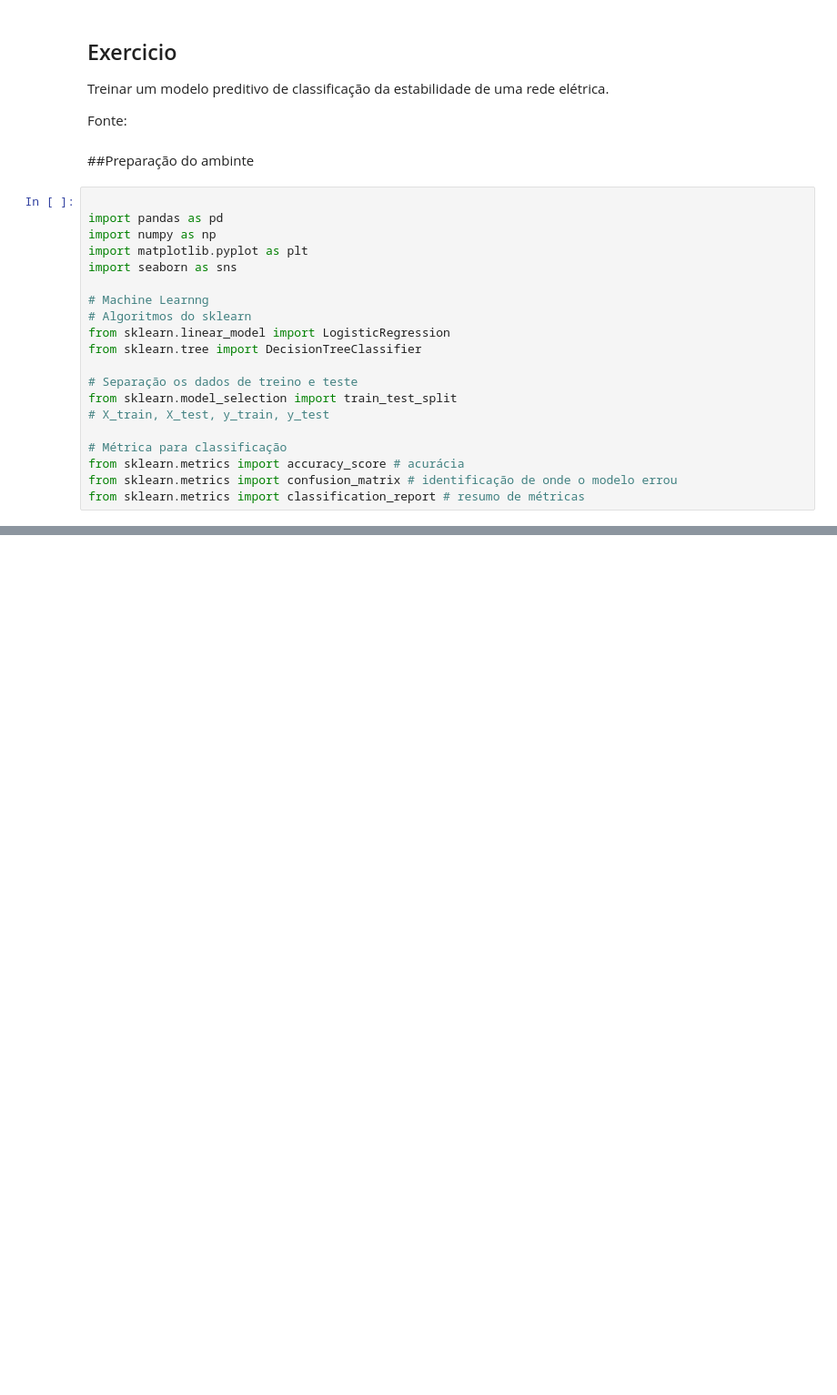
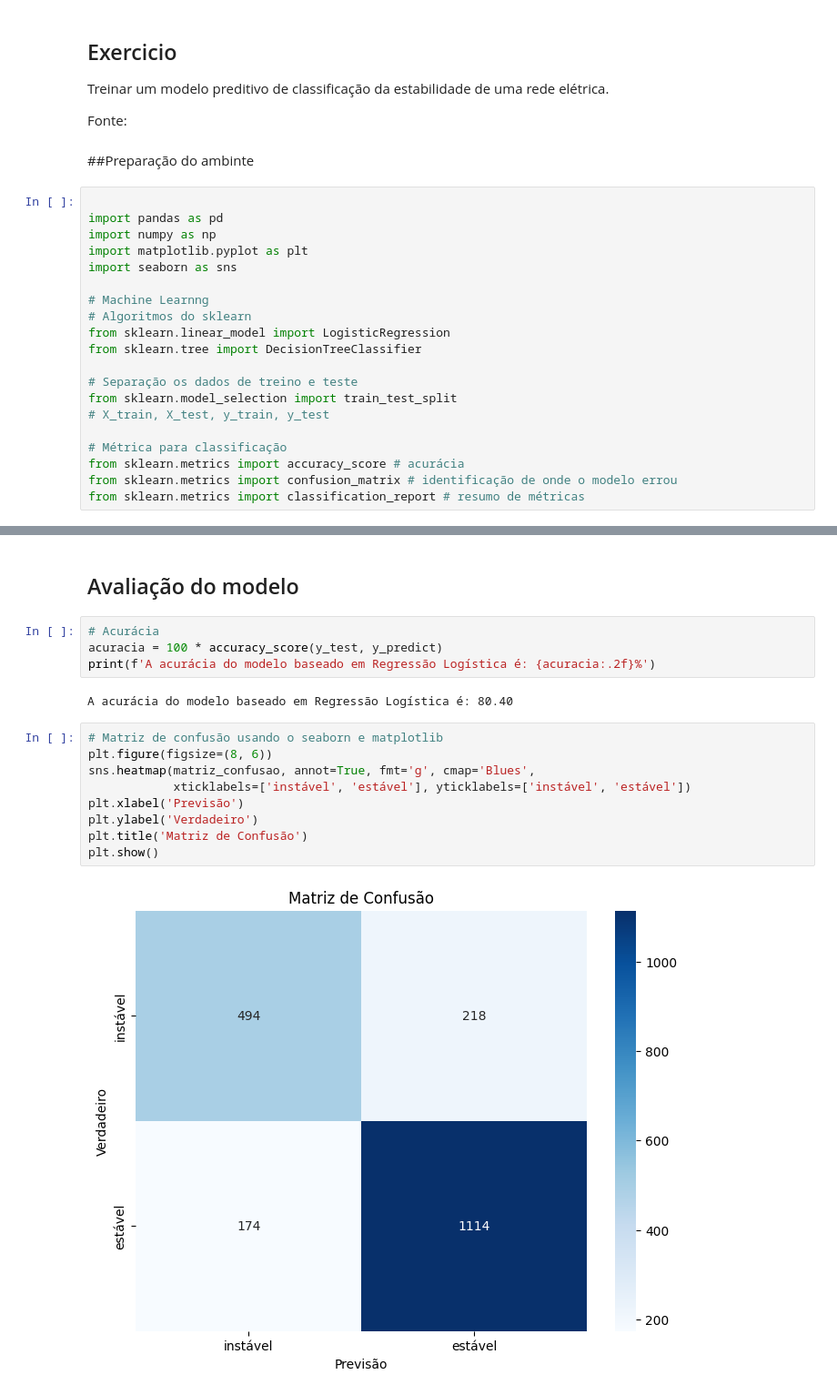
Before and after one commit to gustavolasantos-boop/SERS_10_09_ML_ENERGIA, a Jupyter notebook: SERS_10_09_ML_ENERGIA.ipynb, the cells around one changed output, grey strips where cells are left out. Shown at 91% size. Drawn from its saved outputs; the diff is of its cells as text; blank space fills up the shorter version.

```diff
--- a/SERS_10_09_ML_ENERGIA.ipynb
+++ b/SERS_10_09_ML_ENERGIA.ipynb
@@ -30,0 +178,19 @@ from sklearn.metrics import classification_report # resumo de métricas
+# %% [markdown]
+## Avaliação do modelo
+# %%
+# Acurácia
+acuracia = 100 * accuracy_score(y_test, y_predict)
+print(f'A acurácia do modelo baseado em Regressão Logística é: {acuracia:.2f}%')
+# %% [output]
+A acurácia do modelo baseado em Regressão Logística é: 80.40
+# %%
+# Matriz de confusão usando o seaborn e matplotlib
+plt.figure(figsize=(8, 6))
+sns.heatmap(matriz_confusao, annot=True, fmt='g', cmap='Blues',
+            xticklabels=['instável', 'estável'], yticklabels=['instável', 'estável'])
+plt.xlabel('Previsão')
+plt.ylabel('Verdadeiro')
+plt.title('Matriz de Confusão')
+plt.show()
+# %% [output]
+[figure, added]
```
Also changed, not shown: parts of 22 cells of this notebook.
